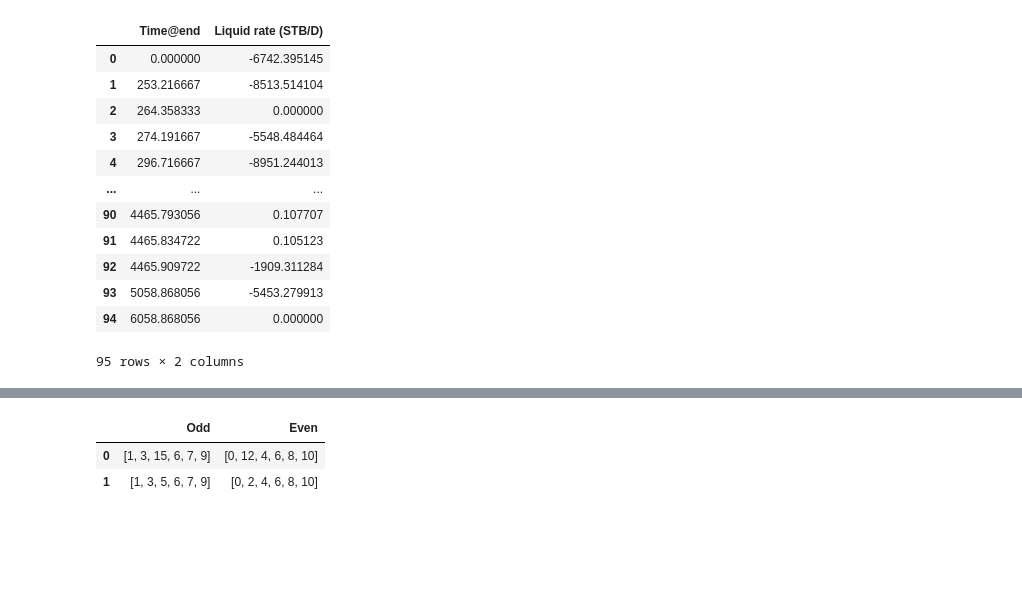
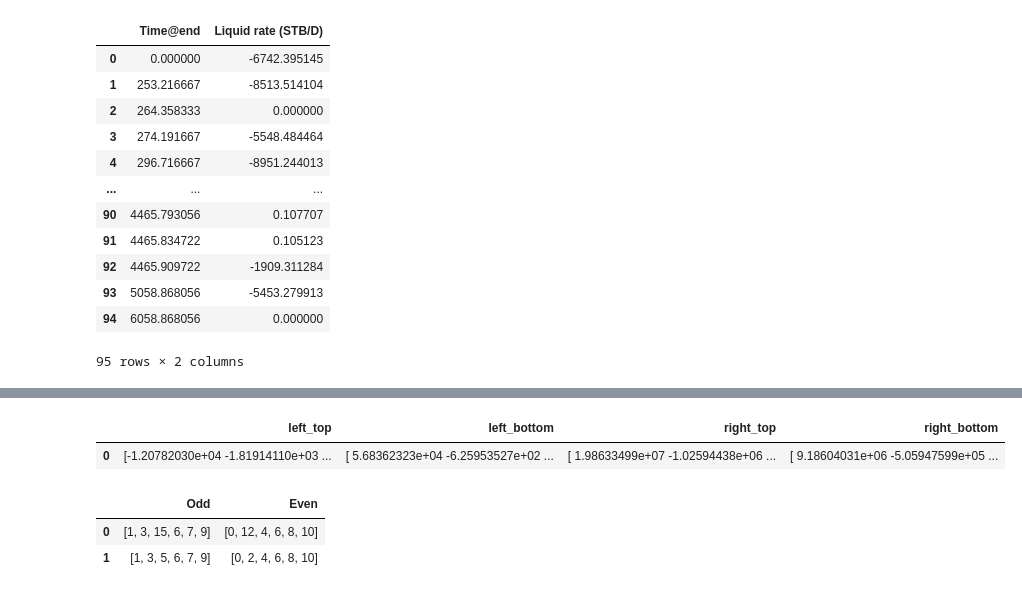
Before and after one commit to juneciel510/transient_identification, a Jupyter notebook: source_code/create_pattern.ipynb, the cells around one changed output, grey strips where cells are left out. Drawn from its saved outputs; the diff is of its cells as text; code cells hidden in the pictures; blank space fills up the shorter version.

```diff
--- a/source_code/create_pattern.ipynb
+++ b/source_code/create_pattern.ipynb
@@ -821,3 +562,11 @@ learn_pattern.parameters_PatternField
+# %%
+filePath_learnedPattern="../data_output/Learned_Pattern.csv"
+border_names=["left_top","left_bottom","right_top","right_bottom"]
+paras_df = pd.read_csv(filePath_learnedPattern, delimiter=" ",skiprows=1, names=border_names,skipinitialspace = True)
+paras_df
+# %% [output]
+|  | left_top | left_bottom | right_top | right_bottom |
+| 0 | [-1.20782030e+04 -1.81914110e+03 ... | [ 5.68362323e+04 -6.25953527e+02 ... | [ 1.98633499e+07 -1.02594438e+06 ... | [ 9.18604031e+06 -5.05947599e+05 ... |
 # %%
 # #spline interpolation
 # x_i=np.linspace(0,10,100)
```
Also changed, not shown: parts of 31 cells of this notebook, 2 other files.
